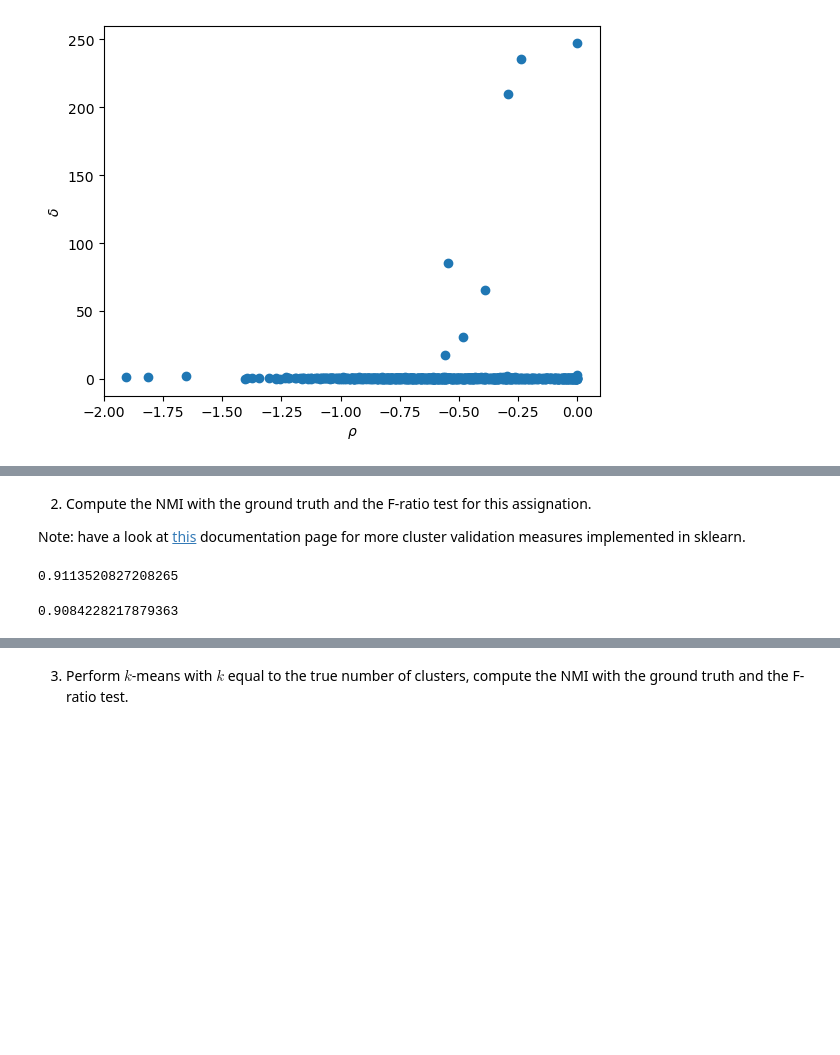
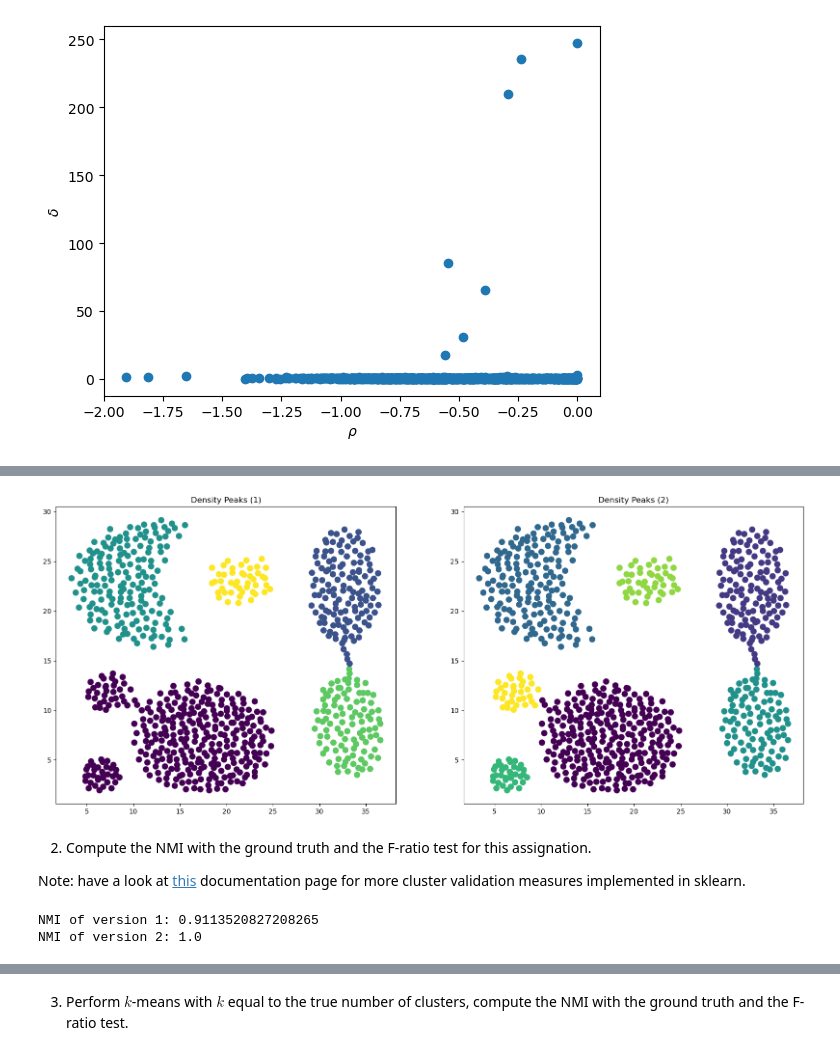
Before and after one commit to ilariavascotto/UL_2023_fall, a Jupyter notebook: Notebooks/Lab10-FinalLab.ipynb, the cells around one changed output, grey strips where cells are left out. Drawn from its saved outputs; the diff is of its cells as text; code cells hidden in the pictures; blank space fills up the shorter version.

```diff
--- a/Notebooks/Lab10-FinalLab.ipynb
+++ b/Notebooks/Lab10-FinalLab.ipynb
@@ -224,11 +237,24 @@ plt.show()
+# %%
+fig, ax = plt.subplots(1,2,figsize=(20,8))
+
+ax[0].scatter(X[:,0], X[:,1], c=dp_labels_1, s=70)
+ax[0].set_title("Density Peaks (1)")
+
+ax[1].scatter(X[:,0], X[:,1], c=dp_labels_2, s=70)
+ax[1].set_title("Density Peaks (2)")
+plt.show()
+# %% [output]
+[figure, added]
 # %% [markdown]
 2. Compute the NMI with the ground truth and the F-ratio test for this assignation.
 
 Note: have a look at [this](https://scikit-learn.org/stable/modules/classes.html#module-sklearn.metrics.cluster) documentation page for more cluster validation measures implemented in sklearn.
-# %%
-normalized_mutual_info_score(y, dp_labels)
-# %% [output]
-0.9113520827208265
+# %%
+print(f"NMI of version 1: {normalized_mutual_info_score(y, dp_labels_1)}")
+print(f"NMI of version 2: {normalized_mutual_info_score(y, dp_labels_2)}")
+# %% [output]
+NMI of version 1: 0.9113520827208265
+NMI of version 2: 1.0
 # %%
 def F_ratio(X, labels): #not implemented in sklearn
     '''
@@ -257,7 +283,3 @@ def F_ratio(X, labels): #not implemented in sklearn
         return None
 
     return k*W / B
-# %%
-F_ratio(X, dp_labels)
-# %% [output]
-0.9084228217879363
```
Also changed, not shown: parts of 13 cells of this notebook.
